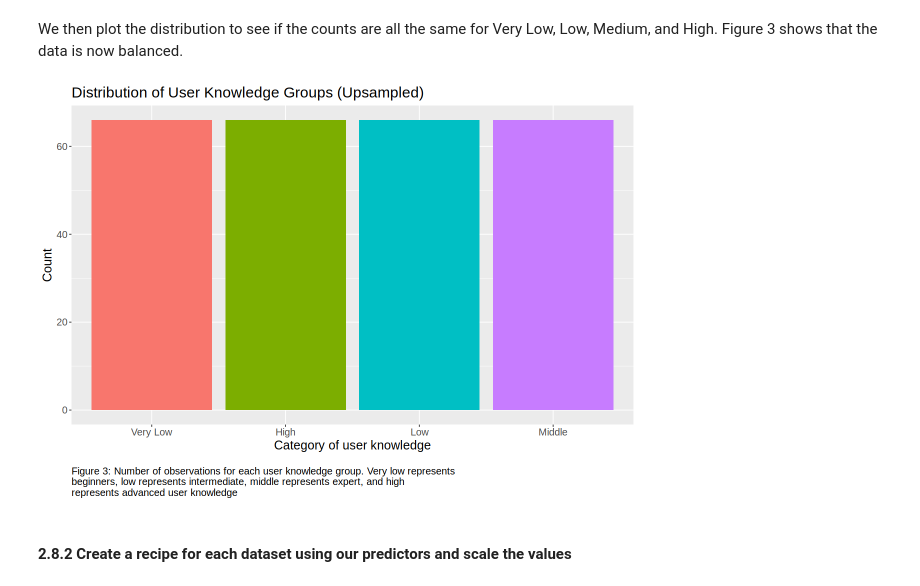
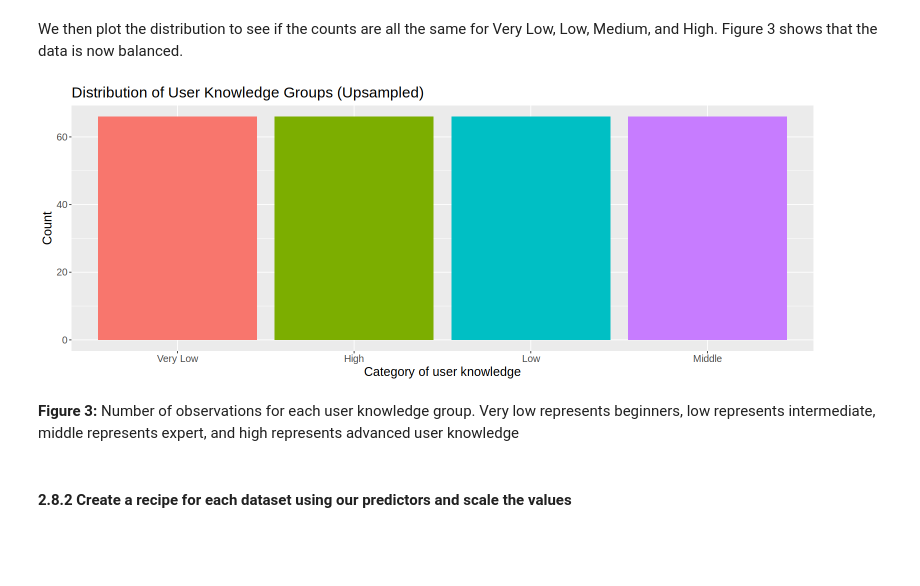
Before and after one commit to afellhauer/DSCI_Group_Project, a Jupyter notebook: project_report.ipynb, the cells around one changed output. Saved outputs shown, nothing was run; the diff lists cells and outputs as text; code cells hidden in the pictures; blank space fills up the shorter version.

Commit message:
Changed captions for Figure 1 & 3

```diff
--- a/project_report.ipynb
+++ b/project_report.ipynb
@@ -360,24 +360,22 @@ We then plot the distribution to see if the counts are all the same for Very Low
 # %%
 knowledge_training_plot_distribution_up <- knowledge_upsampled |>
     ggplot(aes(x = fct_recode(user_knowledge, "Very Low" = "very_low"), fill = user_knowledge)) + #change the label of very_low to Very Low
     geom_bar() + #use the default stat = "count"
     xlab("Category of user knowledge") +
     ylab("Count")
 
 #make the plot look nicer
 knowledge_training_plot_distribution_up <- knowledge_training_plot_distribution_up +
     theme(text = element_text(size = 15), legend.position = "none", #remove the legend
          plot.caption = element_text(hjust = 0)) + #set the text to left align
     ggtitle("Distribution of User Knowledge Groups (Upsampled)") +
-    labs(caption = "
-Figure 3: Number of observations for each user knowledge group. Very low represents
-beginners, low represents intermediate, middle represents expert, and high
-represents advanced user knowledge") +
     scale_color_brewer(palette = "Set2") #set the color palette
 
 knowledge_training_plot_distribution_up
 # %% [output]
-[figure, old version]
+[figure, new version]
+# %% [markdown]
+**Figure 3:** Number of observations for each user knowledge group. Very low represents beginners, low represents intermediate, middle represents expert, and high represents advanced user knowledge
 # %% [markdown]
 #### 2.8.2 Create a recipe for each dataset using our predictors and scale the values
 # %% [markdown]
```
Also changed, not shown: parts of 2 cells of this notebook.
